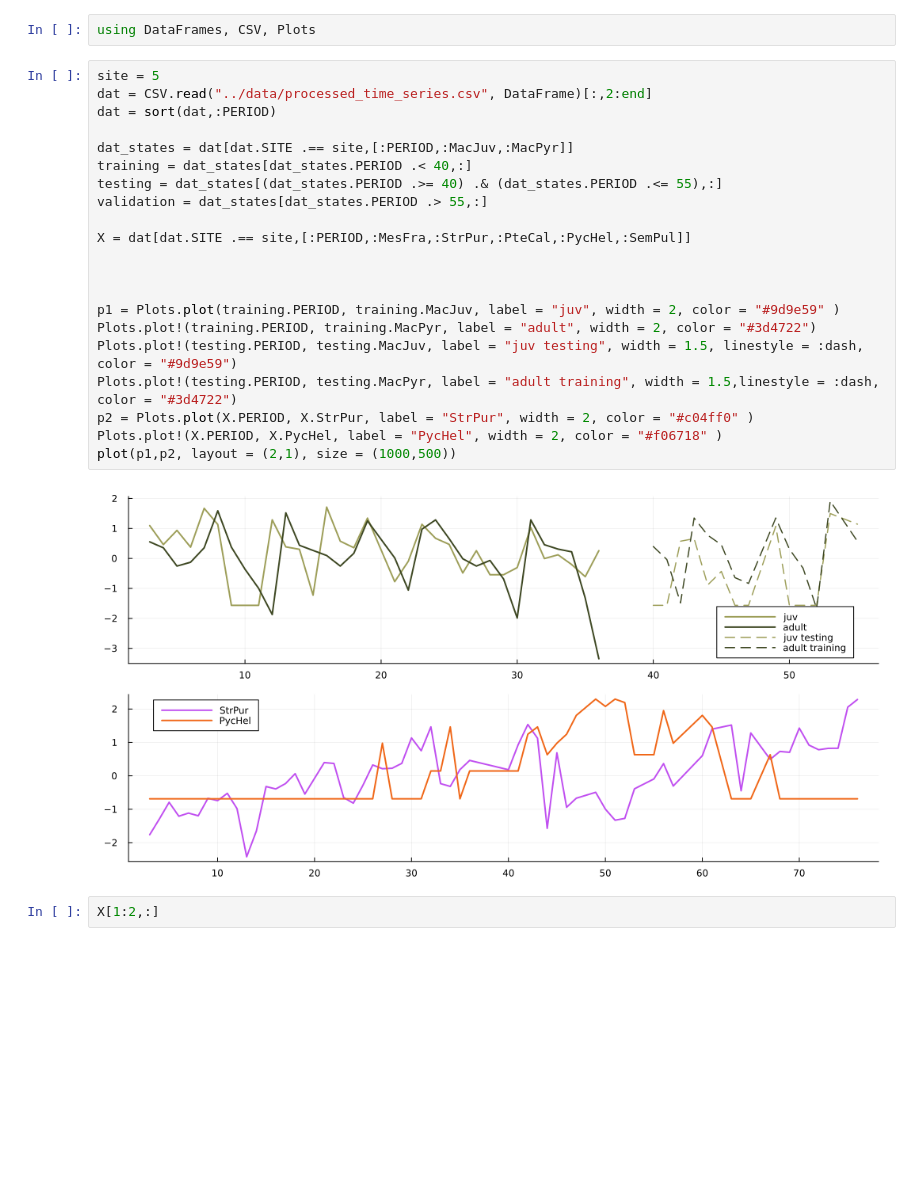
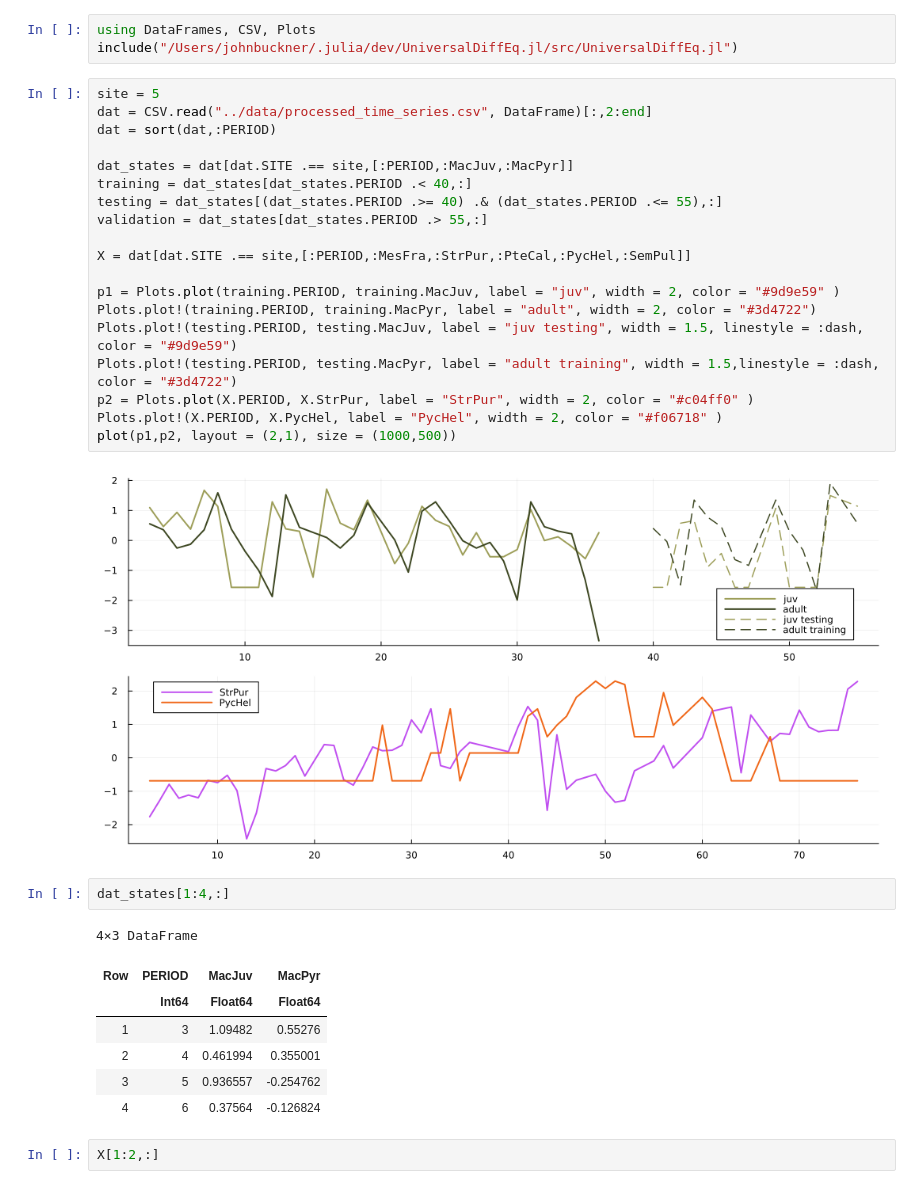
Before and after one commit to Jack-H-Buckner/SpatiallyReplicatedUDEs, a Jupyter notebook: analysis/OneSite_UDE.ipynb, the cells around one changed output. Saved outputs shown, nothing was run; the diff lists cells and outputs as text; blank space fills up the shorter version.

```diff
--- a/analysis/OneSite_UDE.ipynb
+++ b/analysis/OneSite_UDE.ipynb
@@ -1,5 +1,6 @@
 # %%
 using DataFrames, CSV, Plots
+include("/Users/johnbuckner/.julia/dev/UniversalDiffEq.jl/src/UniversalDiffEq.jl")
 # %%
 site = 5
 dat = CSV.read("../data/processed_time_series.csv", DataFrame)[:,2:end]
@@ -12,8 +13,6 @@ validation = dat_states[dat_states.PERIOD .> 55,:]
 
 X = dat[dat.SITE .== site,[:PERIOD,:MesFra,:StrPur,:PteCal,:PycHel,:SemPul]]
 
-
-
 p1 = Plots.plot(training.PERIOD, training.MacJuv, label = "juv", width = 2, color = "#9d9e59" )
 Plots.plot!(training.PERIOD, training.MacPyr, label = "adult", width = 2, color = "#3d4722")
 Plots.plot!(testing.PERIOD, testing.MacJuv, label = "juv testing", width = 1.5, linestyle = :dash, color = "#9d9e59")
@@ -23,6 +22,16 @@ Plots.plot!(X.PERIOD, X.PycHel, label = "PycHel", width = 2, color = "#f06718" )
 plot(p1,p2, layout = (2,1), size = (1000,500))
 # %% [output]
 [figure]
+# %%
+dat_states[1:4,:]
+# %% [output]
+4×3 DataFrame
+| Row | PERIOD | MacJuv | MacPyr |
+|  | Int64 | Float64 | Float64 |
+| 1 | 3 | 1.09482 | 0.55276 |
+| 2 | 4 | 0.461994 | 0.355001 |
+| 3 | 5 | 0.936557 | -0.254762 |
+| 4 | 6 | 0.37564 | -0.126824 |
 # %%
 X[1:2,:]
 # %% [output]
```
Also changed, not shown: parts of 1 cell of this notebook.
